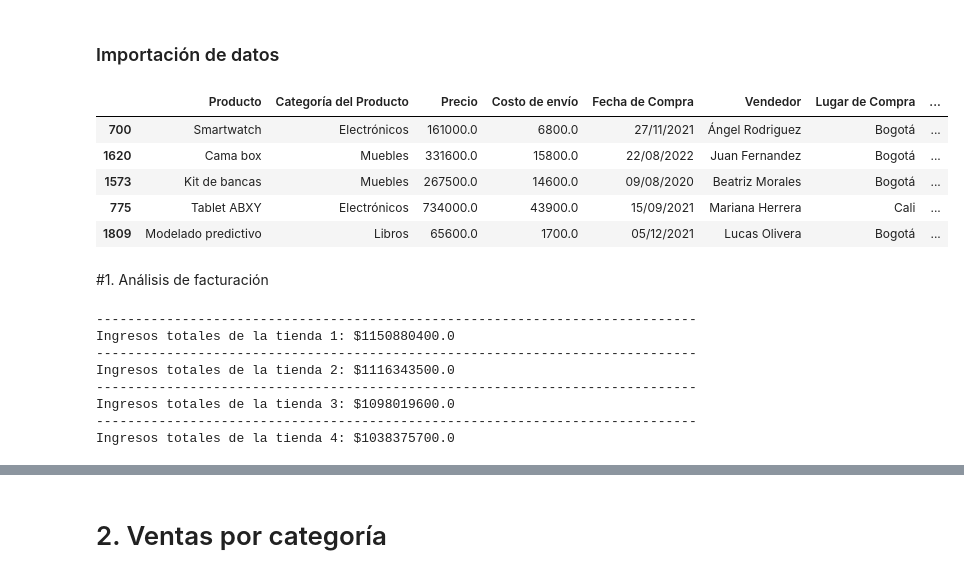
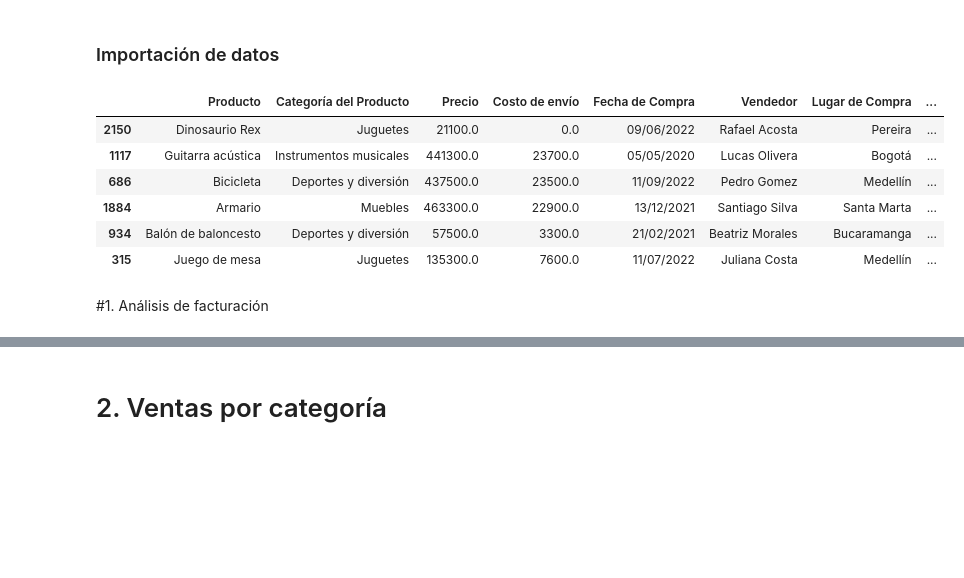
Before and after one commit to ronalzepeda/OneStoreAnalysis, a Jupyter notebook: AluraStoreLatamRZ.ipynb, the cells around one changed output, grey strips where cells are left out. Cells and saved outputs as stored; diff of their text form; code cells hidden in the pictures; blank space fills up the shorter version.

```diff
--- a/AluraStoreLatamRZ.ipynb
+++ b/AluraStoreLatamRZ.ipynb
@@ -2,39 +2,26 @@
 ### Importación de datos
 # %%
 import pandas as pd
+import matplotlib.pyplot as plt
+
 url1=r"C:\Users\rzepeda\Dropbox\Documentos\Estudios\OracleOneAlura\Python\Challenge1\tienda_1.csv"
 url2=r"C:\Users\rzepeda\Dropbox\Documentos\Estudios\OracleOneAlura\Python\Challenge1\tienda_2.csv"
 url3=r"C:\Users\rzepeda\Dropbox\Documentos\Estudios\OracleOneAlura\Python\Challenge1\tienda_3.csv"
 url4=r"C:\Users\rzepeda\Dropbox\Documentos\Estudios\OracleOneAlura\Python\Challenge1\tienda_4.csv"
 
 tienda1 = pd.read_csv(url1)
 tienda2 = pd.read_csv(url2)
 tienda3 = pd.read_csv(url3)
 tienda4 = pd.read_csv(url4)
 
-tienda1.sample(5)
+tienda1.sample(6)
 # %% [output]
 |  | Producto | Categoría del Producto | Precio | Costo de envío | Fecha de Compra | Vendedor | Lugar de Compra | ... |
-| 700 | Smartwatch | Electrónicos | 161000.0 | 6800.0 | 27/11/2021 | Ángel Rodriguez | Bogotá | ... |
-| 1620 | Cama box | Muebles | 331600.0 | 15800.0 | 22/08/2022 | Juan Fernandez | Bogotá | ... |
-| 1573 | Kit de bancas | Muebles | 267500.0 | 14600.0 | 09/08/2020 | Beatriz Morales | Bogotá | ... |
-| 775 | Tablet ABXY | Electrónicos | 734000.0 | 43900.0 | 15/09/2021 | Mariana Herrera | Cali | ... |
-| 1809 | Modelado predictivo | Libros | 65600.0 | 1700.0 | 05/12/2021 | Lucas Olivera | Bogotá | ... |
+| 2150 | Dinosaurio Rex | Juguetes | 21100.0 | 0.0 | 09/06/2022 | Rafael Acosta | Pereira | ... |
+| 1117 | Guitarra acústica | Instrumentos musicales | 441300.0 | 23700.0 | 05/05/2020 | Lucas Olivera | Bogotá | ... |
+| 686 | Bicicleta | Deportes y diversión | 437500.0 | 23500.0 | 11/09/2022 | Pedro Gomez | Medellín | ... |
+| 1884 | Armario | Muebles | 463300.0 | 22900.0 | 13/12/2021 | Santiago Silva | Santa Marta | ... |
+| 934 | Balón de baloncesto | Deportes y diversión | 57500.0 | 3300.0 | 21/02/2021 | Beatriz Morales | Bucaramanga | ... |
+| 315 | Juego de mesa | Juguetes | 135300.0 | 7600.0 | 11/07/2022 | Juliana Costa | Medellín | ... |
 # %% [markdown]
 #1. Análisis de facturación
-# %%
-#Calculas los ingresos totales de cada tienda
-
-for x in range(1,5):
-    print("-----------------------------------------------------------------------------")
-    ingresos = eval(f'tienda{x}["Precio"].sum()')
-    print(f"Ingresos totales de la tienda {x}: ${eval(f'ingresos{x}')}")
-# %% [output]
------------------------------------------------------------------------------
-Ingresos totales de la tienda 1: $1150880400.0
------------------------------------------------------------------------------
-Ingresos totales de la tienda 2: $1116343500.0
------------------------------------------------------------------------------
-Ingresos totales de la tienda 3: $1098019600.0
------------------------------------------------------------------------------
-Ingresos totales de la tienda 4: $1038375700.0
```
Also changed, not shown: parts of 2 cells of this notebook.
